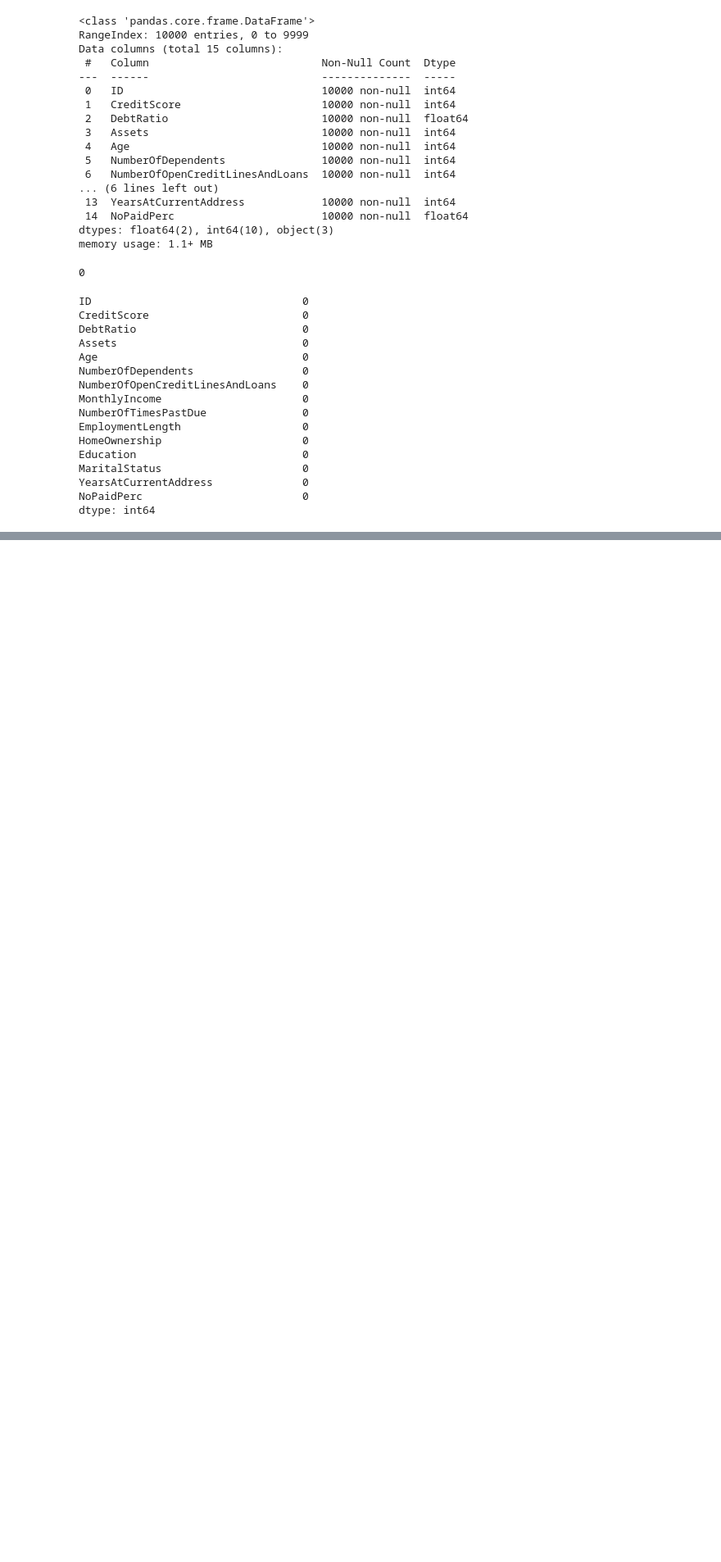
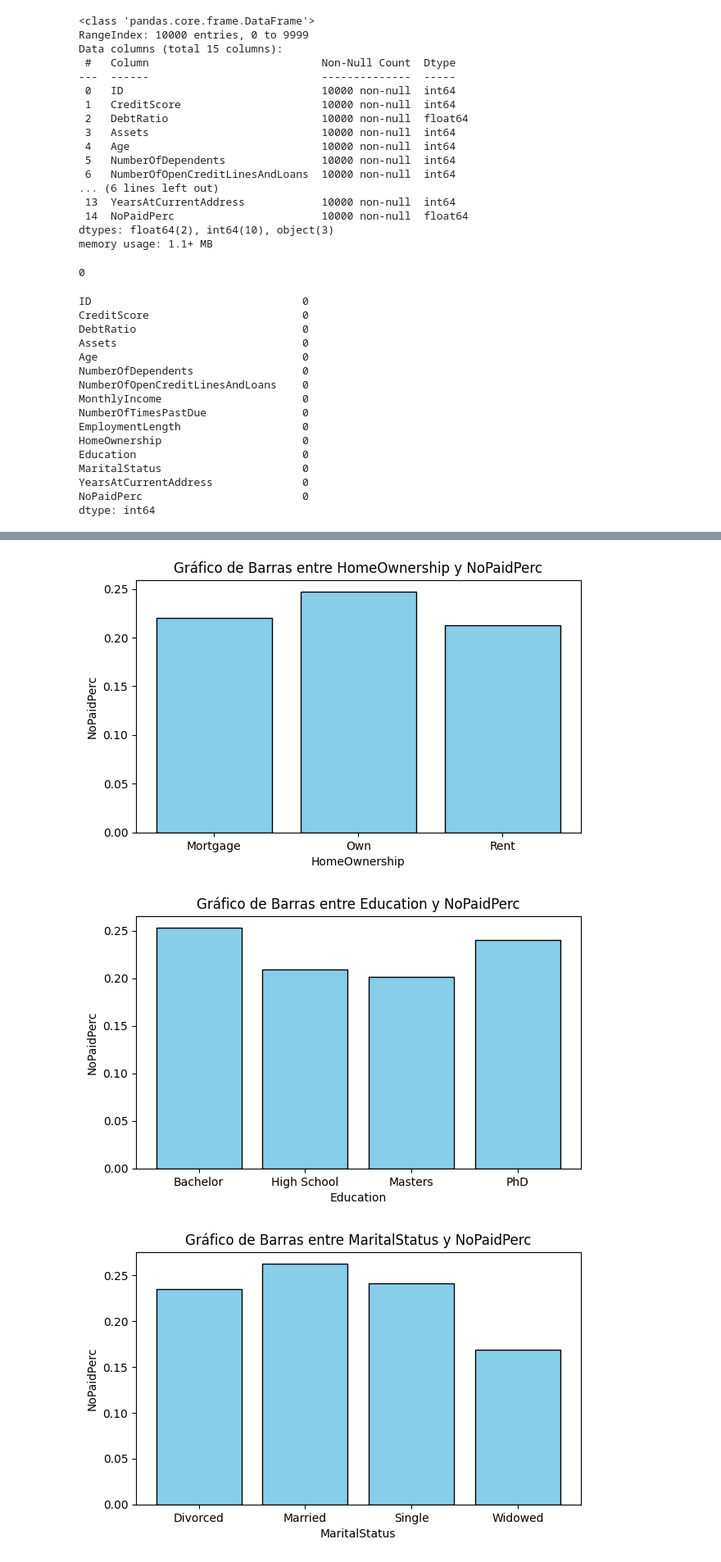
Before and after one commit to Leostark95/Proyecto_Finanzas, a Jupyter notebook: b_preprocesamiento.ipynb, the cells around one changed output, grey strips where cells are left out. Shown at 82% size. Drawn from its saved outputs; the diff is of its cells as text; code cells hidden in the pictures; blank space fills up the shorter version.

```diff
--- a/b_preprocesamiento.ipynb
+++ b/b_preprocesamiento.ipynb
@@ -86,0 +139,16 @@ df = df.drop(columns=['ID'])
+# %%
+# Crear gráfico para HomeOwnership
+fn.barplot(df, 'HomeOwnership', 'NoPaidPerc',
+                     'Gráfico de Barras entre HomeOwnership y NoPaidPerc')
+
+# Crear gráfico para Education
+fn.barplot(df, 'Education', 'NoPaidPerc',
+                     'Gráfico de Barras entre Education y NoPaidPerc')
+
+# Crear gráfico para Marital
+fn.barplot(df, 'MaritalStatus', 'NoPaidPerc',
+                     'Gráfico de Barras entre MaritalStatus y NoPaidPerc')
+# %% [output]
+[figure, added]
+[figure, added]
+[figure, added]
```
Also changed, not shown: parts of 15 cells of this notebook, 1 other file.
